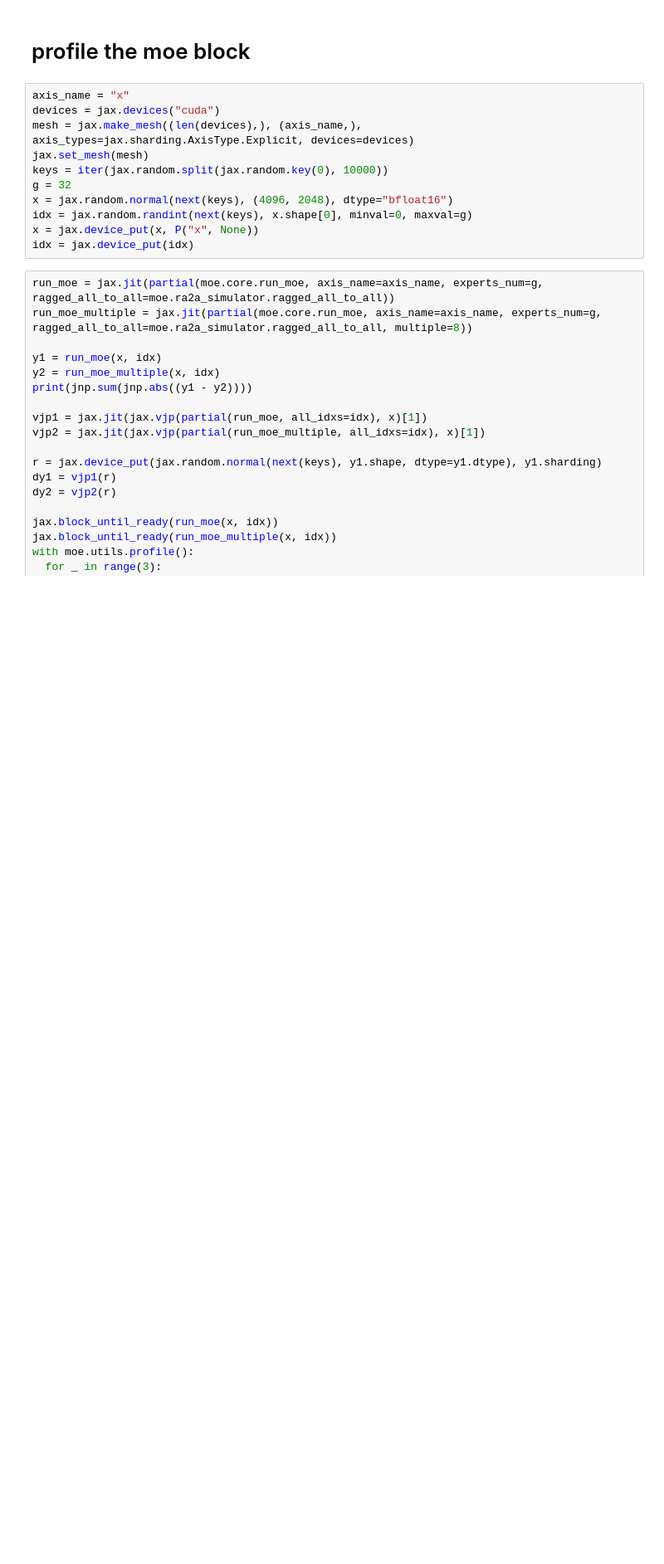
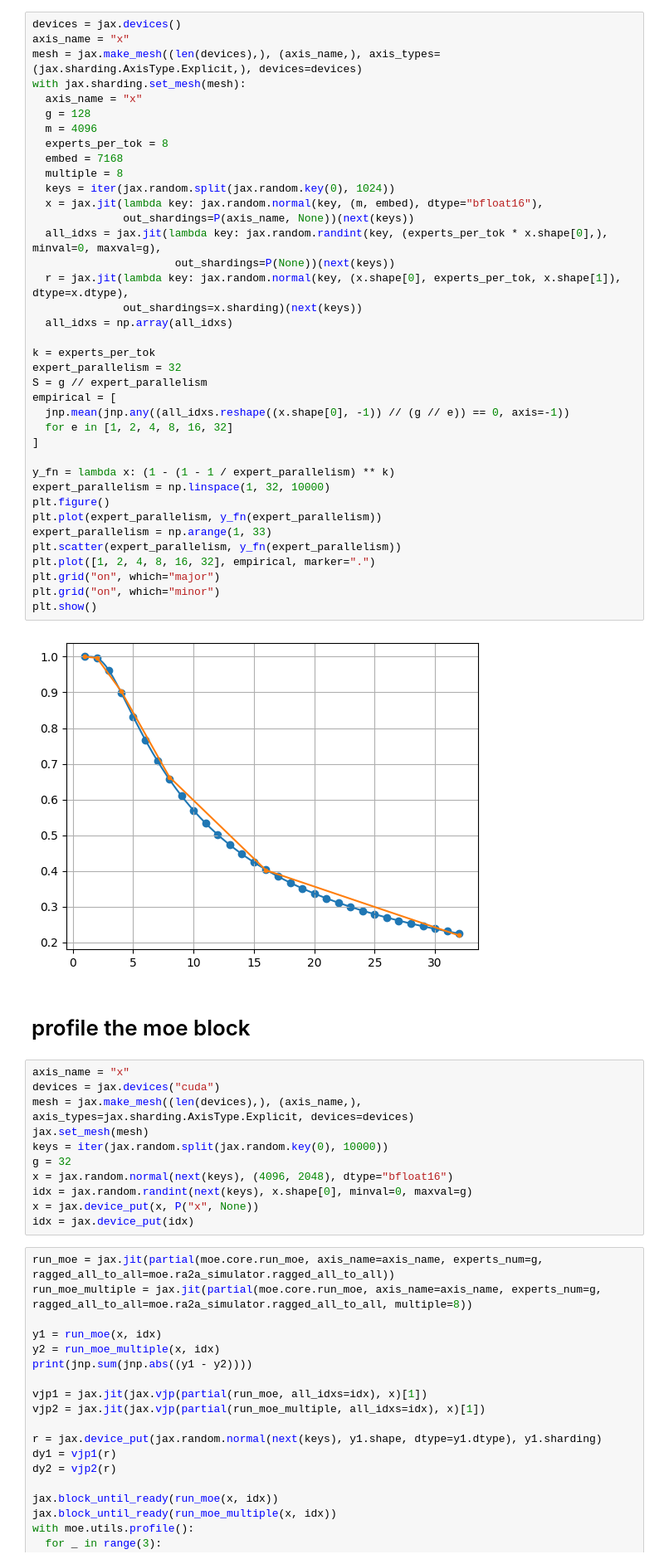
Before and after one commit to rdyro/moe_in_jax, a Jupyter notebook: experiments.ipynb, the cells around one changed output. Shown: that part at 83% size. Drawn from its saved outputs; the diff is of its cells as text; blank space fills up the shorter version.

```diff
--- a/experiments.ipynb
+++ b/experiments.ipynb
@@ -25,3 +32,43 @@ tune_jax.logger.setLevel("INFO")
+# %%
+devices = jax.devices()
+axis_name = "x"
+mesh = jax.make_mesh((len(devices),), (axis_name,), axis_types=(jax.sharding.AxisType.Explicit,), devices=devices)
+with jax.sharding.set_mesh(mesh):
+  axis_name = "x"
+  g = 128
+  m = 4096
+  experts_per_tok = 8
+  embed = 7168
+  multiple = 8
+  keys = iter(jax.random.split(jax.random.key(0), 1024))
+  x = jax.jit(lambda key: jax.random.normal(key, (m, embed), dtype="bfloat16"),
+              out_shardings=P(axis_name, None))(next(keys))
+  all_idxs = jax.jit(lambda key: jax.random.randint(key, (experts_per_tok * x.shape[0],), minval=0, maxval=g),
+                      out_shardings=P(None))(next(keys))
+  r = jax.jit(lambda key: jax.random.normal(key, (x.shape[0], experts_per_tok, x.shape[1]), dtype=x.dtype),
+              out_shardings=x.sharding)(next(keys))
+  all_idxs = np.array(all_idxs)
+
+k = experts_per_tok
+expert_parallelism = 32
+S = g // expert_parallelism
+empirical = [
+  jnp.mean(jnp.any((all_idxs.reshape((x.shape[0], -1)) // (g // e)) == 0, axis=-1))
+  for e in [1, 2, 4, 8, 16, 32]
+]
+
+y_fn = lambda x: (1 - (1 - 1 / expert_parallelism) ** k)
+expert_parallelism = np.linspace(1, 32, 10000)
+plt.figure()
+plt.plot(expert_parallelism, y_fn(expert_parallelism))
+expert_parallelism = np.arange(1, 33)
+plt.scatter(expert_parallelism, y_fn(expert_parallelism))
+plt.plot([1, 2, 4, 8, 16, 32], empirical, marker=".")
+plt.grid("on", which="major")
+plt.grid("on", which="minor")
+plt.show()
+# %% [output]
+[figure, added]
 # %% [markdown]
 # profile the moe block
 # %%
```
Also changed, not shown: parts of 2 cells of this notebook, 4 other files.
